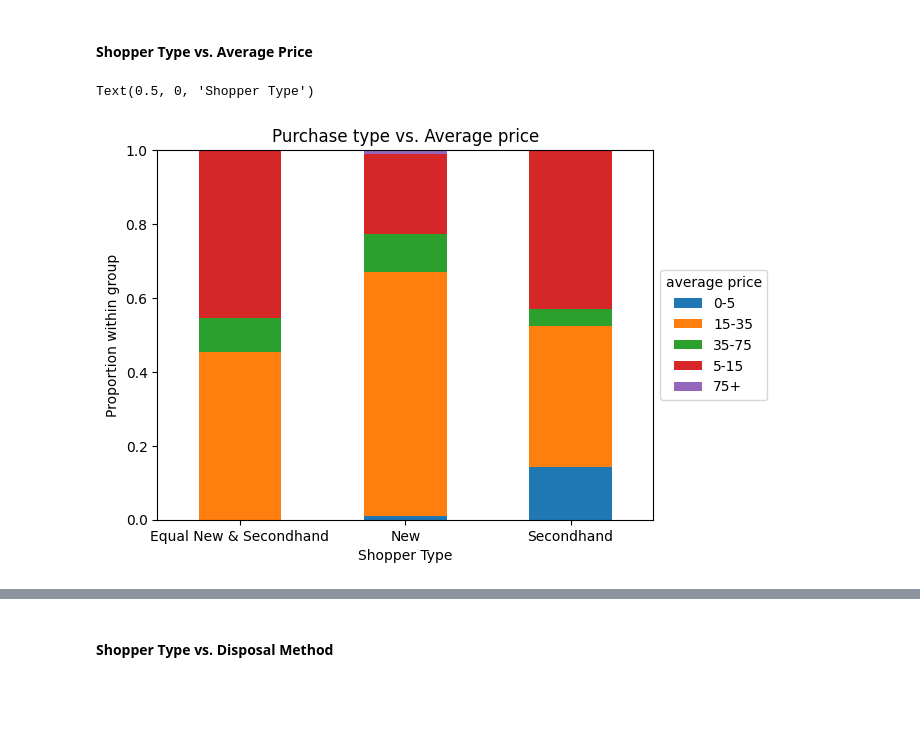
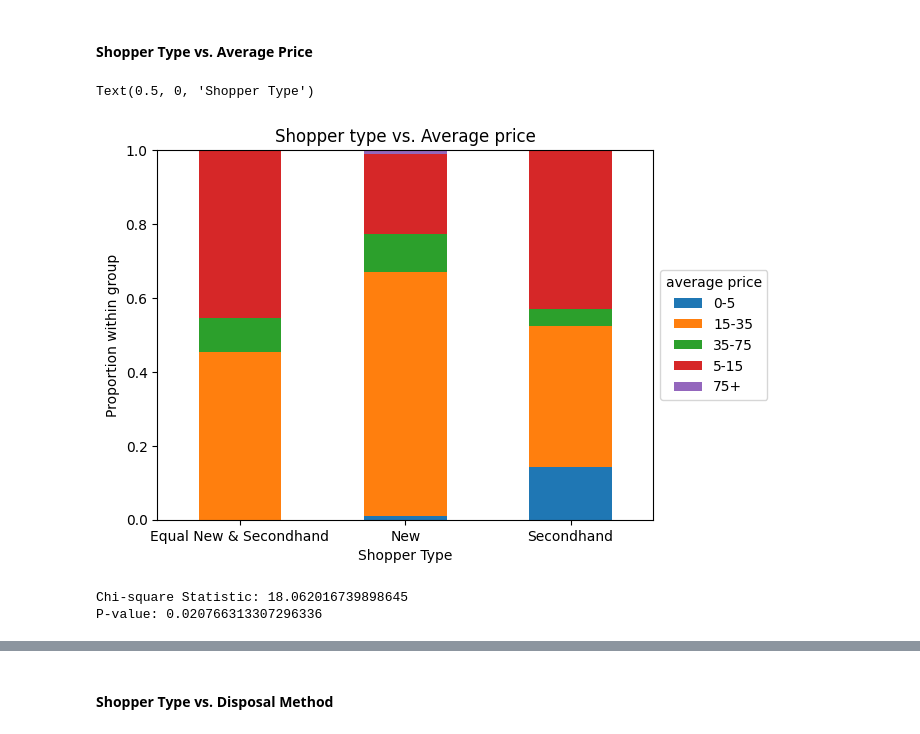
Before and after one commit to COGS108/Group018_WI26, a Jupyter notebook: 02-EDACheckpoint.ipynb, the cells around one changed output, grey strips where cells are left out. Saved outputs shown, nothing was run; the diff lists cells and outputs as text; code cells hidden in the pictures; blank space fills up the shorter version.

```diff
--- a/02-EDACheckpoint.ipynb
+++ b/02-EDACheckpoint.ipynb
@@ -249,0 +318,3 @@ df = pd.read_csv('data/02-processed/survey_clean.csv')
+# %%
+# Apply categorization method to df
+df['category'] = df['major'].apply(categorize_major)
@@ -250,32 +528,42 @@ df = pd.read_csv('data/02-processed/survey_clean.csv')
 # %% [markdown]
 #### Shopper Type vs. Average Price
 # %%
-# mapping the new vs secondhand responses to have shorter labels
-#Purchase type vs. Average price
+# Shopper type vs. Average price
 new_vs_secondhand_map = {
    'Almost always new': 'New',
    'Mostly new, some secondhand': 'New',
    'About equal new and secondhand': 'Equal New & Secondhand',
    'Mostly secondhand, some new': 'Secondhand',
    'Almost always secondhand': 'Secondhand'
 }
 
 df['new_vs_secondhand'] = df['new_vs_secondhand'].map(new_vs_secondhand_map)
 
-# Group by purchase type and disposal method, count the number of responses, and reshape for plotting
+# Group by purchase type and disposal method, count  number of responses,  reshape for plotting
 plot_df = df.groupby(['new_vs_secondhand', 'avg_price']).size().unstack('avg_price').fillna(0)
 
 # Normalize by shopper type to get proportion of shopper groups that use each disposal method
 sub_df = plot_df.div(plot_df.sum(axis=1), axis=0)
 
-# Generate plot
 ax = sub_df.plot(kind='bar', stacked=True, rot=0,
-                 title='Purchase type vs. Average price')
+                 title='Shopper type vs. Average price')
 
-# Customize plot labels
 ax.legend(title='average price', loc='center left', bbox_to_anchor=(1.0, 0.5))
 ax.set_ylabel("Proportion within group")
 ax.set_xlabel("Shopper Type")
 # %% [output]
 Text(0.5, 0, 'Shopper Type')
-[figure, old version]
+[figure, new version]
+# %%
+from scipy.stats import chi2_contingency
+
+# Create contingency table (counts)
+ct = df.groupby(['new_vs_secondhand', 'avg_price']).size().unstack('avg_price').fillna(0)
+
+chi2, p, dof, expected = chi2_contingency(ct)
+
+print("Chi-square Statistic:", chi2)
+print("P-value:", p)
+# %% [output]
+Chi-square Statistic: 18.062016739898645
+P-value: 0.020766313307296336
```
Also changed, not shown: parts of 26 cells of this notebook.
